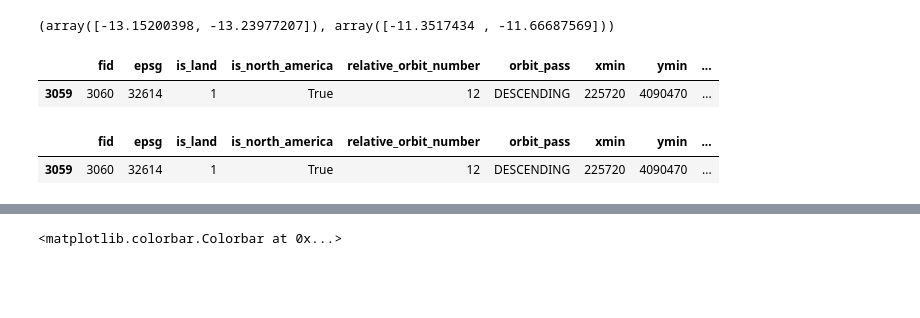
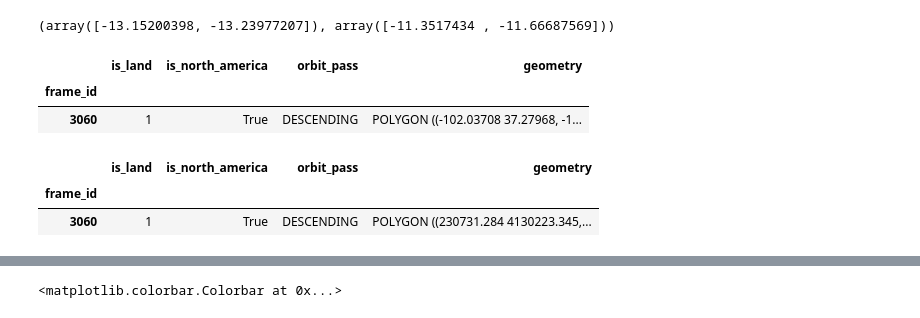
Before and after one commit to opera-adt/Venti, a Jupyter notebook: notebooks/models/frame_pmm.ipynb, the cells around one changed output, grey strips where cells are left out. Cells and saved outputs as stored; diff of their text form; code cells hidden in the pictures; blank space fills up the shorter version.

Commit message:
use opera_utils to retrieve disp frame database

```diff
--- a/notebooks/models/frame_pmm.ipynb
+++ b/notebooks/models/frame_pmm.ipynb
@@ -199,7 +201,7 @@ def get_model_per_frame(frame_id: int,
 itrf=2014
 frame_id=3060
 
-disp_frame_db = gpd.read_file('data/opera_disp_frame.geojson')
+disp_frame_db = opera_utils.get_frame_geodataframe()
 na_disp_frame_db = disp_frame_db[disp_frame_db.is_north_america]
 # %%
 na_disp_frame_db[na_disp_frame_db.orbit_pass.str.startswith('DESC')].explore()
@@ -237,16 +239,18 @@ ve_pred, vn_pred
 # %% [output]
 (array([-13.15200398, -13.23977207]), array([-11.3517434 , -11.66687569]))
 # %%
-selected_fid = na_disp_frame_db[na_disp_frame_db.fid==frame_id]
+selected_fid = na_disp_frame_db[na_disp_frame_db.index==frame_id]
 selected_fid
 # %% [output]
-|  | fid | epsg | is_land | is_north_america | relative_orbit_number | orbit_pass | xmin | ymin | ... |
-| 3059 | 3060 | 32614 | 1 | True | 12 | DESCENDING | 225720 | 4090470 | ... |
+|  | is_land | is_north_america | orbit_pass | geometry |
+| frame_id |  |  |  |  |
+| 3060 | 1 | True | DESCENDING | POLYGON ((-102.03708 37.27968, -1... |
 # %%
 selected_fid.to_crs(selected_fid.estimate_utm_crs())
 # %% [output]
-|  | fid | epsg | is_land | is_north_america | relative_orbit_number | orbit_pass | xmin | ymin | ... |
-| 3059 | 3060 | 32614 | 1 | True | 12 | DESCENDING | 225720 | 4090470 | ... |
+|  | is_land | is_north_america | orbit_pass | geometry |
+| frame_id |  |  |  |  |
+| 3060 | 1 | True | DESCENDING | POLYGON ((230731.284 4130223.345,... |
 # %%
 m = selected_fid.explore()
 grid =make_point_grid(selected_fid, 10e3)
```
Also changed, not shown: parts of 9 cells of this notebook, 3 other files.
